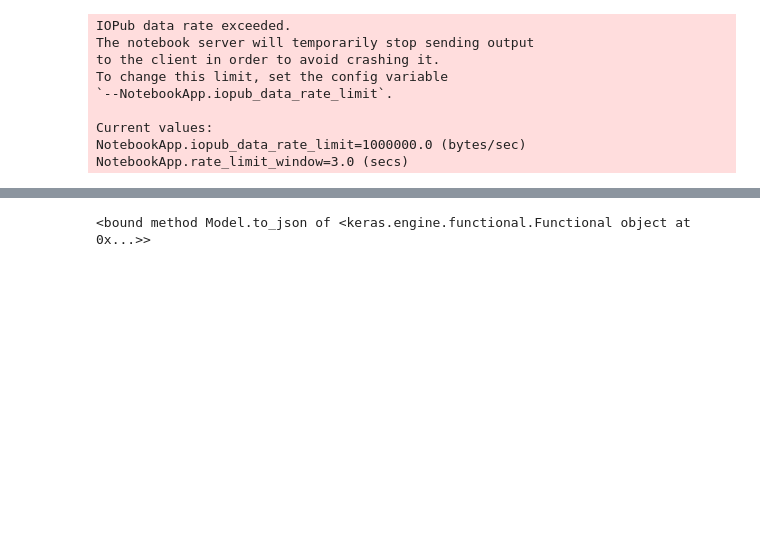
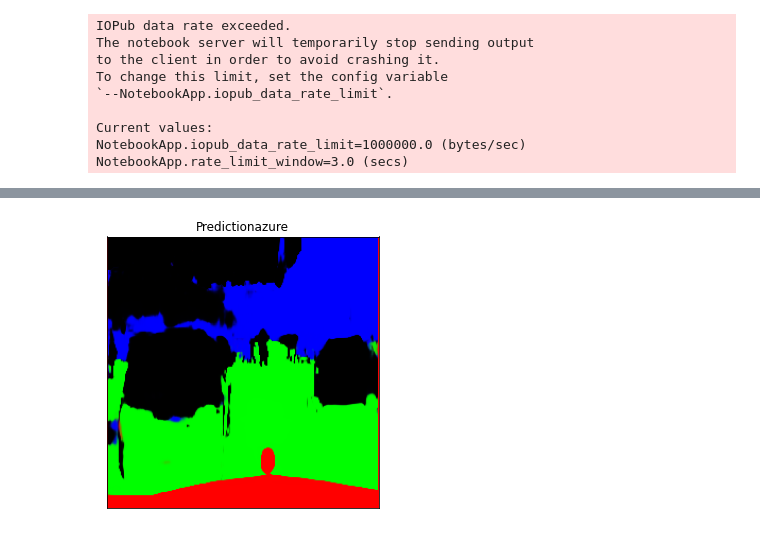
Before and after one commit to moons54/IA_P8, a Jupyter notebook: P8_02_V4.ipynb, the cells around one changed output, grey strips where cells are left out. Saved outputs shown, nothing was run; the diff lists cells and outputs as text; code cells hidden in the pictures; blank space fills up the shorter version.

```diff
--- a/P8_02_V4.ipynb
+++ b/P8_02_V4.ipynb
@@ -1276,2 +1145,0 @@ f.close()
-# %%
-data = np.array(json.loads(input_data)['data'], dtype=np.float32)
@@ -1420,4 +1192,11 @@ lrt = best_model_tune.to_json
-# %%
-print(lrt)
-# %% [output]
-<bound method Model.to_json of <keras.engine.functional.Functional object at 0x...>>
+# %%
+pred = eval(result.decode("utf-8"))
+# %%
+pred =  json.loads(pred)
+# %%
+vis = np.array(pred['result'][0])
+# %%
+visualize(predictionAZure
+          =vis[:,:,:3])
+# %% [output]
+[figure, added]
```
Also changed, not shown: parts of 37 cells of this notebook.
